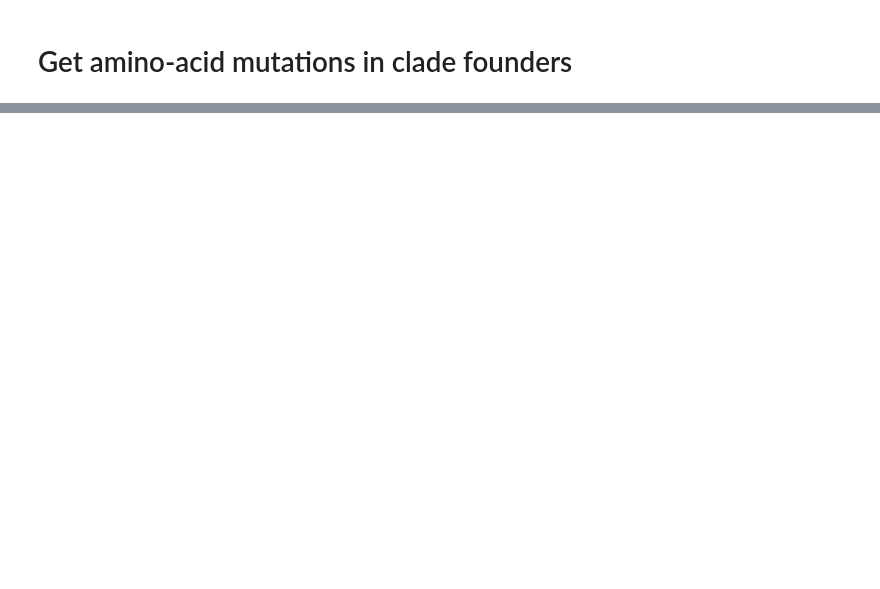
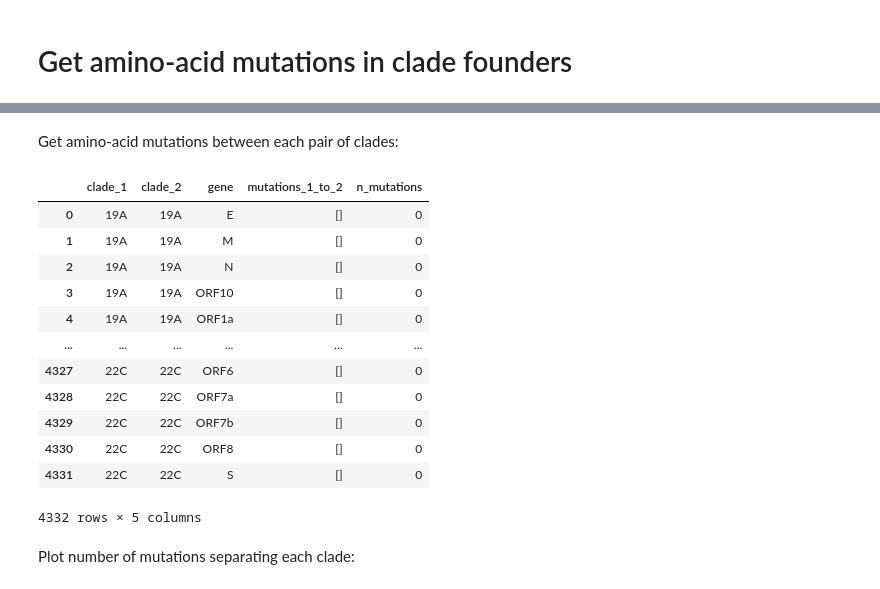
Before and after one commit to jbloomlab/SARS2-mut-spectrum, a Jupyter notebook: notebooks/clade_founder_aa_muts.py.ipynb, the cells around one changed output, grey strips where cells are left out. Drawn from its saved outputs; the diff is of its cells as text; code cells hidden in the pictures; blank space fills up the shorter version.

```diff
--- a/notebooks/clade_founder_aa_muts.py.ipynb
+++ b/notebooks/clade_founder_aa_muts.py.ipynb
@@ -34,0 +52,50 @@ clade_founder_seqs
+# %% [markdown]
+Get amino-acid mutations between each pair of clades:
+# %%
+def get_muts(row):
+    assert len(row["prot_seq_1"]) == len(row["prot_seq_2"])
+    return [
+        f"{x1}{r + 1}{x2}"
+        for r, (x1, x2) in enumerate(zip(row["prot_seq_1"], row["prot_seq_2"]))
+        if x1 != x2
+    ]
+
+aa_muts_df = []
+
+for clade_1, clade_2 in itertools.product(
+    clade_founder_seqs["clade"].unique(), clade_founder_seqs["clade"].unique(),
+):
+    aa_muts_df.append(
+        clade_founder_seqs
+        .query("clade == @clade_1")
+        .merge(
+            clade_founder_seqs.query("clade == @clade_2"),
+            on="gene",
+            suffixes=["_1", "_2"],
+        )
+        .assign(
+            mutations_1_to_2=lambda x: x.apply(get_muts, axis=1),
+            n_mutations=lambda x: x["mutations_1_to_2"].map(len),
+        )
+        [["clade_1", "clade_2", "gene", "mutations_1_to_2", "n_mutations"]]
+    )
+
+aa_muts_df = pd.concat(aa_muts_df, ignore_index=True)
+
+aa_muts_df
+# %% [output]
+|  | clade_1 | clade_2 | gene | mutations_1_to_2 | n_mutations |
+| 0 | 19A | 19A | E | [] | 0 |
+| 1 | 19A | 19A | M | [] | 0 |
+| 2 | 19A | 19A | N | [] | 0 |
+| 3 | 19A | 19A | ORF10 | [] | 0 |
+| 4 | 19A | 19A | ORF1a | [] | 0 |
+| ... | ... | ... | ... | ... | ... |
+| 4327 | 22C | 22C | ORF6 | [] | 0 |
+| 4328 | 22C | 22C | ORF7a | [] | 0 |
+| 4329 | 22C | 22C | ORF7b | [] | 0 |
+| 4330 | 22C | 22C | ORF8 | [] | 0 |
+| 4331 | 22C | 22C | S | [] | 0 |
+4332 rows × 5 columns
+# %% [markdown]
+Plot number of mutations separating each clade:
```
Also changed, not shown: parts of 5 cells of this notebook.
